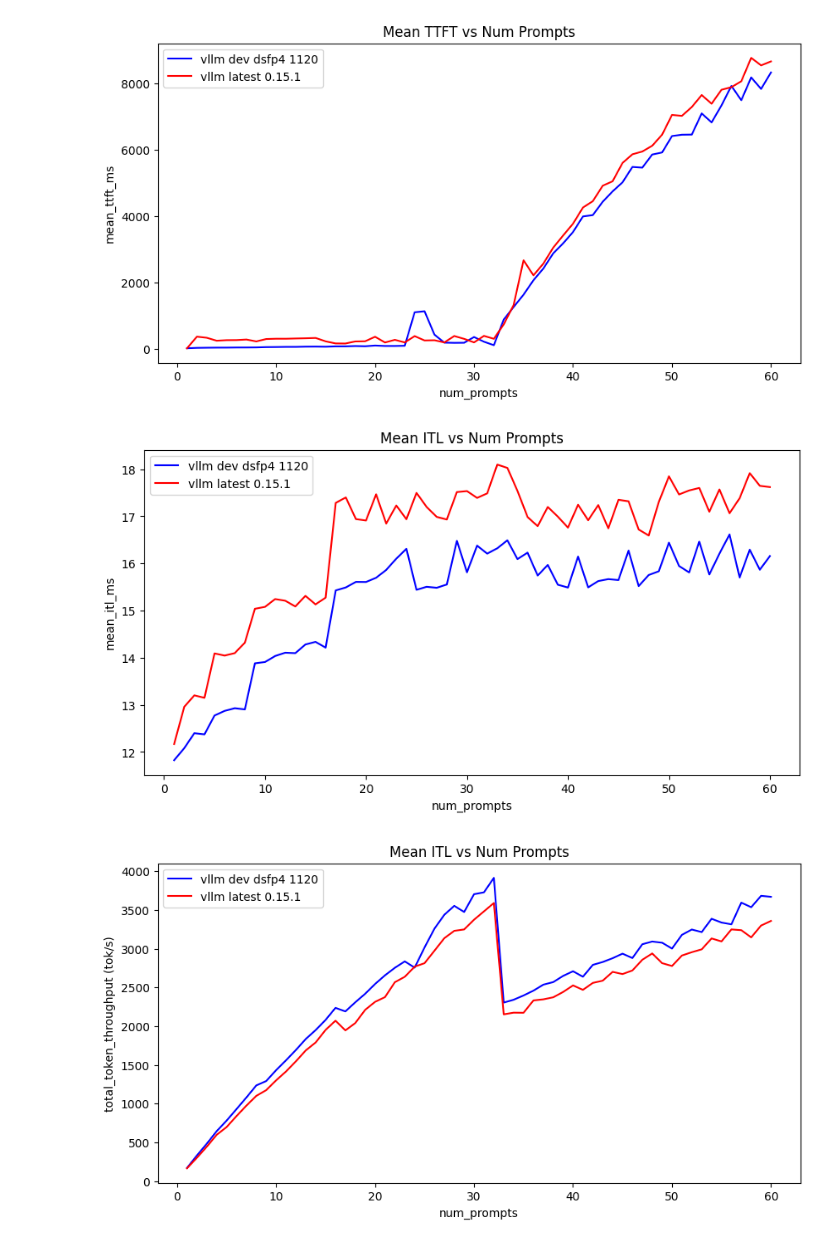
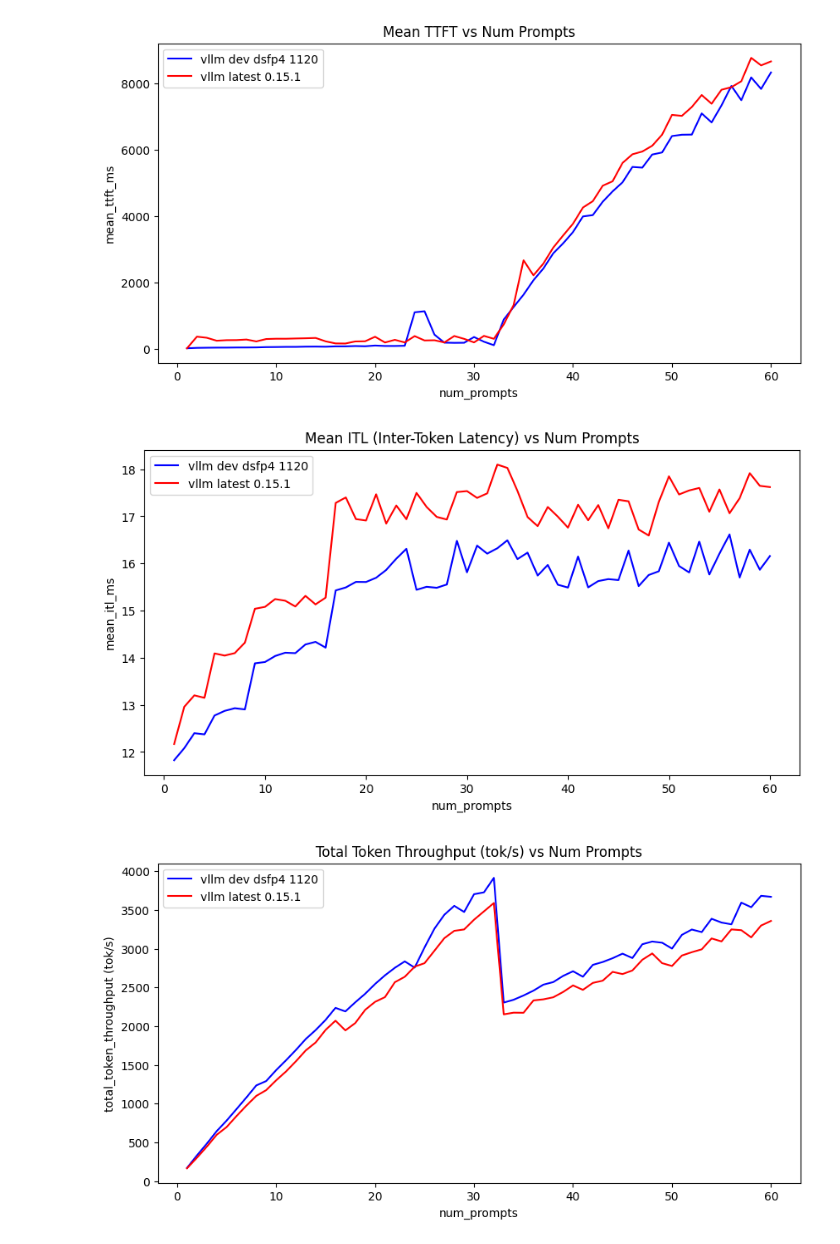
Before and after one commit to rxsalad/amd-recipe-development, a Jupyter notebook: DeepSeek-R1-MXFP4/analysis.ipynb, the cells around one changed output. Cells and saved outputs as stored; diff of their text form; code cells hidden in the pictures.

```diff
--- a/DeepSeek-R1-MXFP4/analysis.ipynb
+++ b/DeepSeek-R1-MXFP4/analysis.ipynb
@@ -69,28 +69,28 @@ plt.show()
 # %%
 plt.figure(figsize=(10, 5))
 
 plt.plot(
     df_dev["num_prompts"],
     df_dev["mean_itl_ms"],
     color="blue",
     label="vllm dev dsfp4 1120"
 )
 
 plt.plot(
     df_latest["num_prompts"],
     df_latest["mean_itl_ms"],
     color="red",
     label="vllm latest 0.15.1"
 )
 
 plt.xlabel("num_prompts")
 plt.ylabel("mean_itl_ms")
-plt.title("Mean ITL vs Num Prompts")
+plt.title("Mean ITL (Inter-Token Latency) vs Num Prompts")
 plt.legend()
 
 plt.show()
 # %% [output]
-[figure, old version]
+[figure, new version]
 # %%
 plt.figure(figsize=(10, 5))
 
@@ -110,12 +110,12 @@ plt.plot(
 
 plt.xlabel("num_prompts")
 plt.ylabel("total_token_throughput (tok/s)")
-plt.title("Mean ITL vs Num Prompts")
+plt.title("Total Token Throughput (tok/s) vs Num Prompts")
 plt.legend()
 
 plt.show()
 # %% [output]
-[figure, old version]
+[figure, new version]
 # %%
 plt.figure(figsize=(10, 5))
 
```
Also changed, not shown: parts of 2 cells of this notebook.
